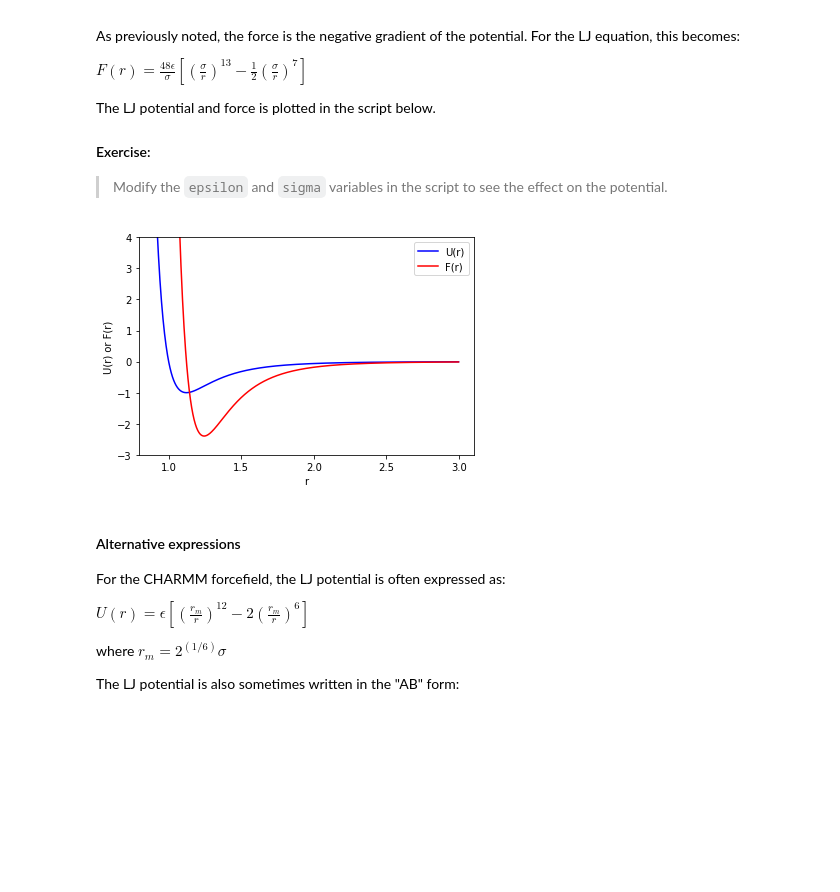
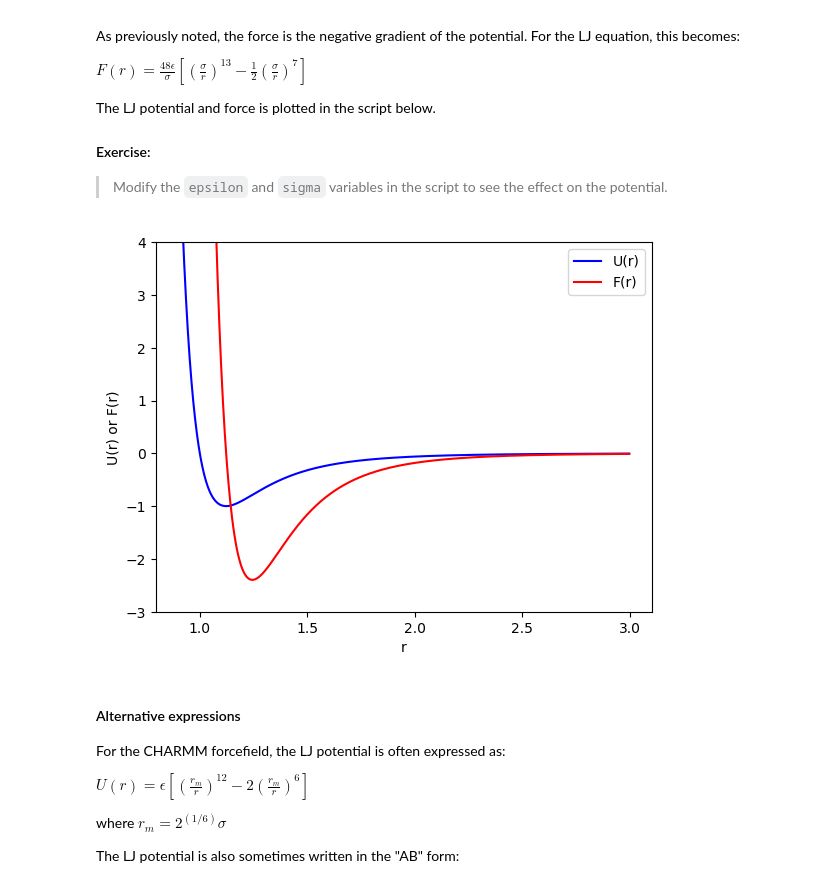
Before and after one commit to PTC-CMC/cybercamp, a Jupyter notebook: Introduction to Molecular Dynamics.ipynb, the cells around one changed output. Saved outputs shown, nothing was run; the diff lists cells and outputs as text; code cells hidden in the pictures; blank space fills up the shorter version.

````diff
--- a/Introduction to Molecular Dynamics.ipynb
+++ b/Introduction to Molecular Dynamics.ipynb
@@ -21,8 +21,11 @@ Modify the ball falling code (included below) to use the Velocity Verlet algorit
 * Use the ```height_array_vv``` to store the position for the Velocity Verlet algorithm and the ```velocity_array_vv``` to store the velocity for the Velocity Verlet algorithm. You can leave the other code in place for comparison.
 * If you have done this correctly, the output plots on the right hand column will be identical to the left hand column.
 # %%
+%matplotlib inline
 import numpy as np
+import matplotlib
 import matplotlib.pyplot as plt
+matplotlib.style.use('default')
 
 
 g = -9.8 #gravitation constant, m/s^2
@@ -32,16 +35,12 @@ timesteps  = 22000 #total number of timesteps to consider
 velocity_i = 5.0 #initial velocity, m/s
 height_i = 10.0 #initial height, m
 
-
 velocity_array = np.zeros(timesteps)
 height_array  = np.zeros(timesteps)
 
 #arrays for the velocity verlet algorithm
 height_array_vv = np.zeros(timesteps)
 velocity_array_vv = np.zeros(timesteps)
-
-
-
 
 time_array = np.zeros(timesteps)
 
@@ -50,7 +49,6 @@ height_array_vv[0] = height_i
 
 velocity_array[0] = velocity_i
 velocity_array_vv[0] = velocity_i
-
 
 current_height = height_i
 
@@ -61,8 +59,8 @@ for i in range (0, timesteps-1):
         height_array[i+1] = height_array[i]+ 0.5*(velocity_array[i]+velocity_array[i+1])*dt
 
         #add the velocity verlet code here
-        height_array_vv[i+1] =
-        velocity_array_vv[i+1] =
+        height_array_vv[i+1] = height_array_vv[i] + velocity_array_vv[i] * dt + (1 / 2) * g * dt**2
+        velocity_array_vv[i+1] = velocity_array_vv[i] + (1 / 2) * 2 * g * dt
 
         #if we have reached the ground, zero out the position and velocity
         if height_array[i+1] <= 0:
@@ -76,24 +74,17 @@ ax = plt.subplot(2,2,1)
 ax.plot(time_array, height_array, c='blue')
 plt.ylabel('height (m)')
 
-
 ax = plt.subplot(2,2,2)
 ax.plot(time_array, height_array_vv, c='green')
-
 
 ax = plt.subplot(2,2,3)
 ax.plot(time_array, velocity_array, c='blue')
 plt.ylabel('velocity (m/s)')
 plt.xlabel('time (s)')
 
-
-
 ax = plt.subplot(2,2,4)
 
-
-
 ax.plot(time_array, velocity_array_vv, c='green')
-
 
 plt.xlabel('time (s)')
 
@@ -168,39 +161,42 @@ The LJ potential and force is plotted in the script below.
 #### Exercise:
 > Modify the ```epsilon``` and ```sigma``` variables in the script to see the effect on the potential.
 # %%
+%matplotlib inline
 import numpy as np
+import matplotlib
 import matplotlib.pyplot as plt
+matplotlib.style.use('default')
 
 
 epsilon = 1.0
 sigma = 1.0
 
 r_min = 0.9
 r_max = 3.0
 steps = 1000
 r_step = (r_max-r_min)/steps
 
 U = np.zeros(steps)
 F = np.zeros(steps)
 r  = np.zeros(steps)
 for i in range (0, steps):
 
         r[i] = r_min + r_step*i
         U[i] = 4*epsilon*((sigma/r[i])**12 - (sigma/r[i])**6)
         F[i] = 48*(epsilon/sigma)*((sigma/r[i])**13 - 0.5*(sigma/r[i])**7)
 
 
 plt.plot(r, U, c='blue', label='U(r)')
 plt.plot(r, F, c='red', label='F(r)')
 
 plt.ylabel('U(r) or F(r)')
 plt.xlabel('r')
-plt.ylim(-3,4)
+plt.ylim(-3, 4)
 plt.legend(loc='upper right')
 
 plt.show()
 # %% [output]
-[figure, old version]
+[figure, new version]
 # %% [markdown]
 #### Alternative expressions
 For the CHARMM forcefield, the LJ potential is often expressed as:
````
Also changed, not shown: parts of 4 cells of this notebook, 1 other file.
